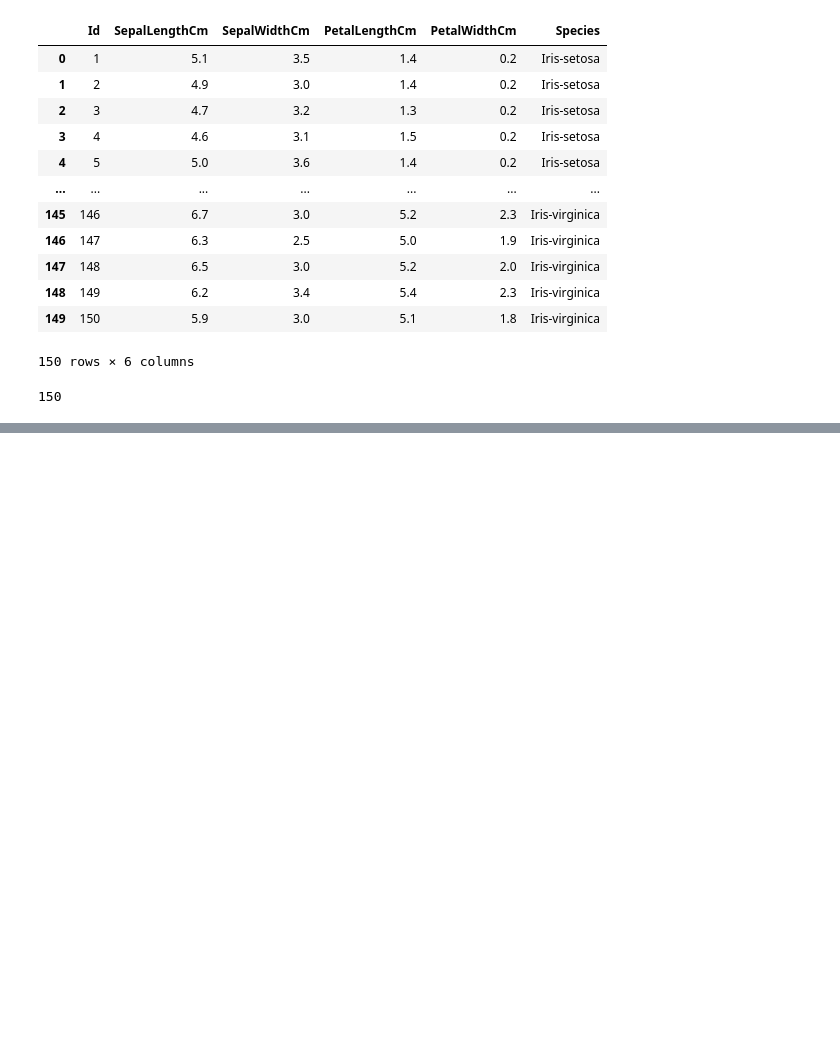
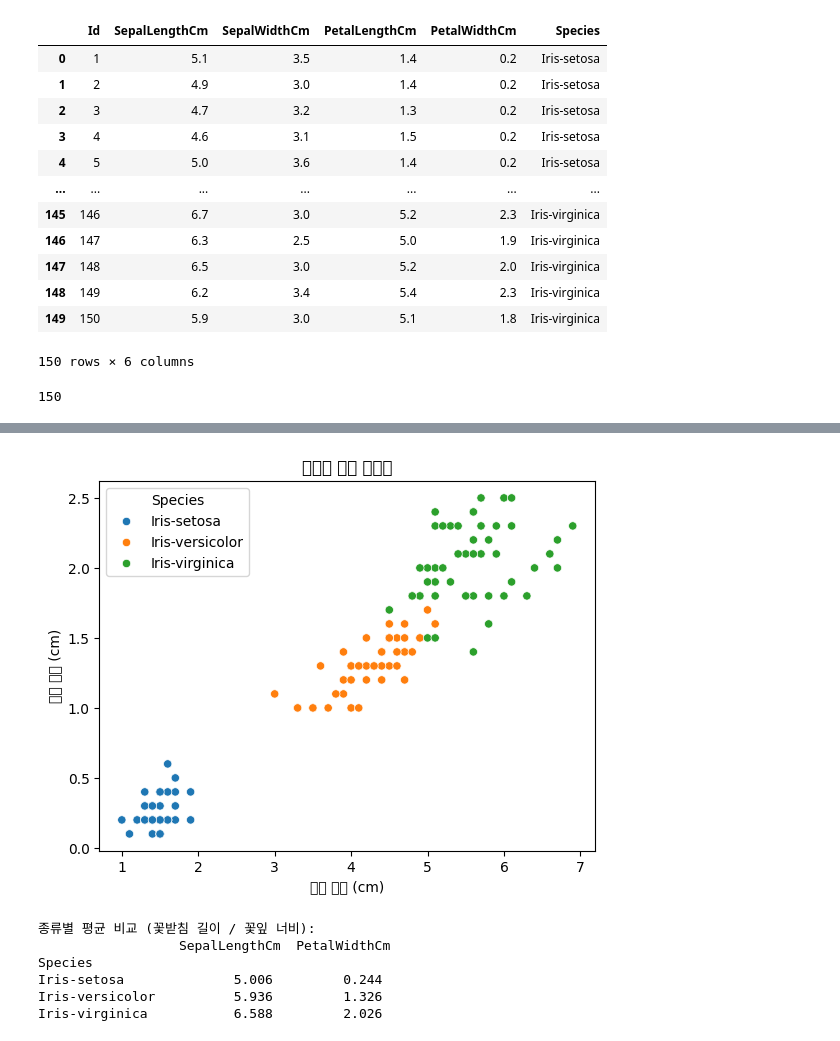
Before and after one commit to junhyeok-a/AIpythoon, a Jupyter notebook: Untitled0.ipynb, the cells around one changed output, grey strips where cells are left out. Drawn from its saved outputs; the diff is of its cells as text; code cells hidden in the pictures; blank space fills up the shorter version.

```diff
--- a/Untitled0.ipynb
+++ b/Untitled0.ipynb
@@ -136,0 +108,20 @@ Iris-virginica           6.588         2.026
+# %%
+# 문제 11: 붓꽃 종류별 색깔로 산점도 그리기
+sns.scatterplot(data=df, x="PetalLengthCm", y="PetalWidthCm", hue="Species")
+plt.title("종류별 꽃잎 산점도")
+plt.xlabel("꽃잎 길이 (cm)")
+plt.ylabel("꽃잎 너비 (cm)")
+plt.show()
+# %% [output]
+[figure, added]
+# %%
+# 문제 12: 종류별 평균 비교
+mean_table = df.groupby("Species")[["SepalLengthCm", "PetalWidthCm"]].mean()
+print("종류별 평균 비교 (꽃받침 길이 / 꽃잎 너비):\n", mean_table)
+# %% [output]
+종류별 평균 비교 (꽃받침 길이 / 꽃잎 너비):
+                  SepalLengthCm  PetalWidthCm
+Species
+Iris-setosa              5.006         0.244
+Iris-versicolor          5.936         1.326
+Iris-virginica           6.588         2.026
```
Also changed, not shown: parts of 16 cells of this notebook.
